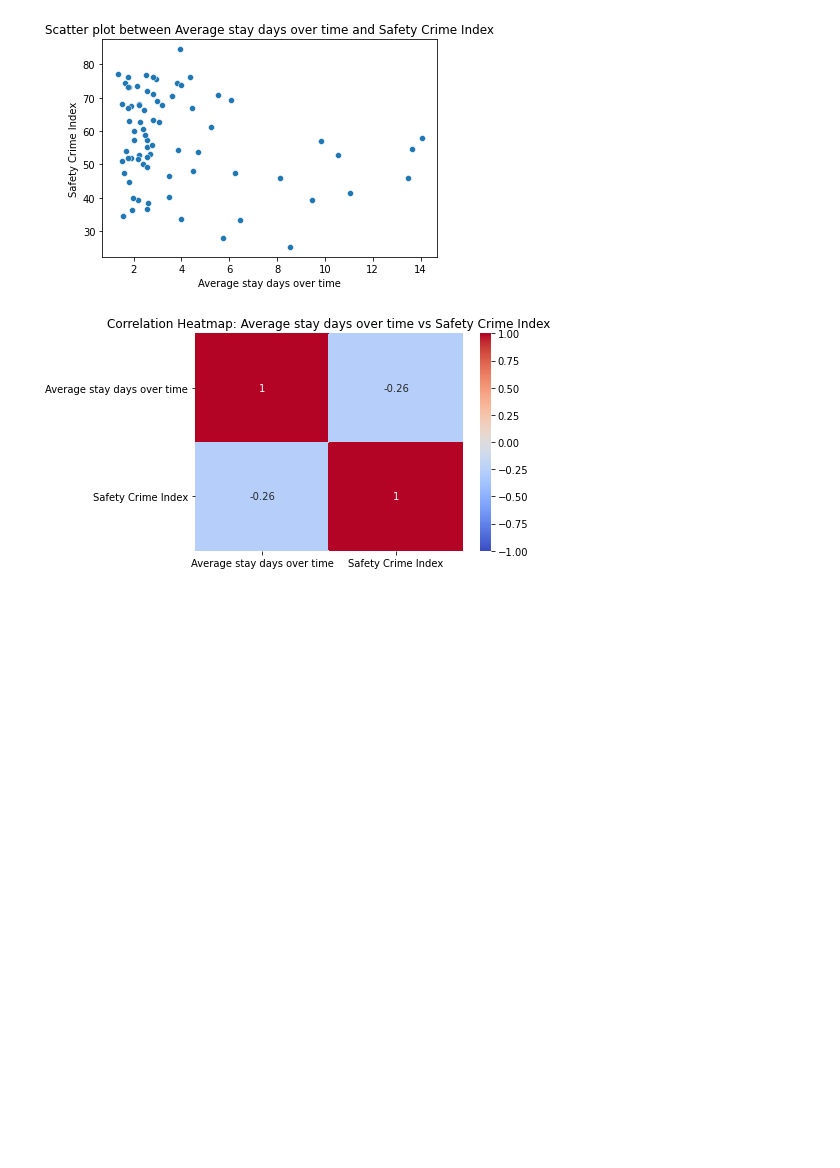
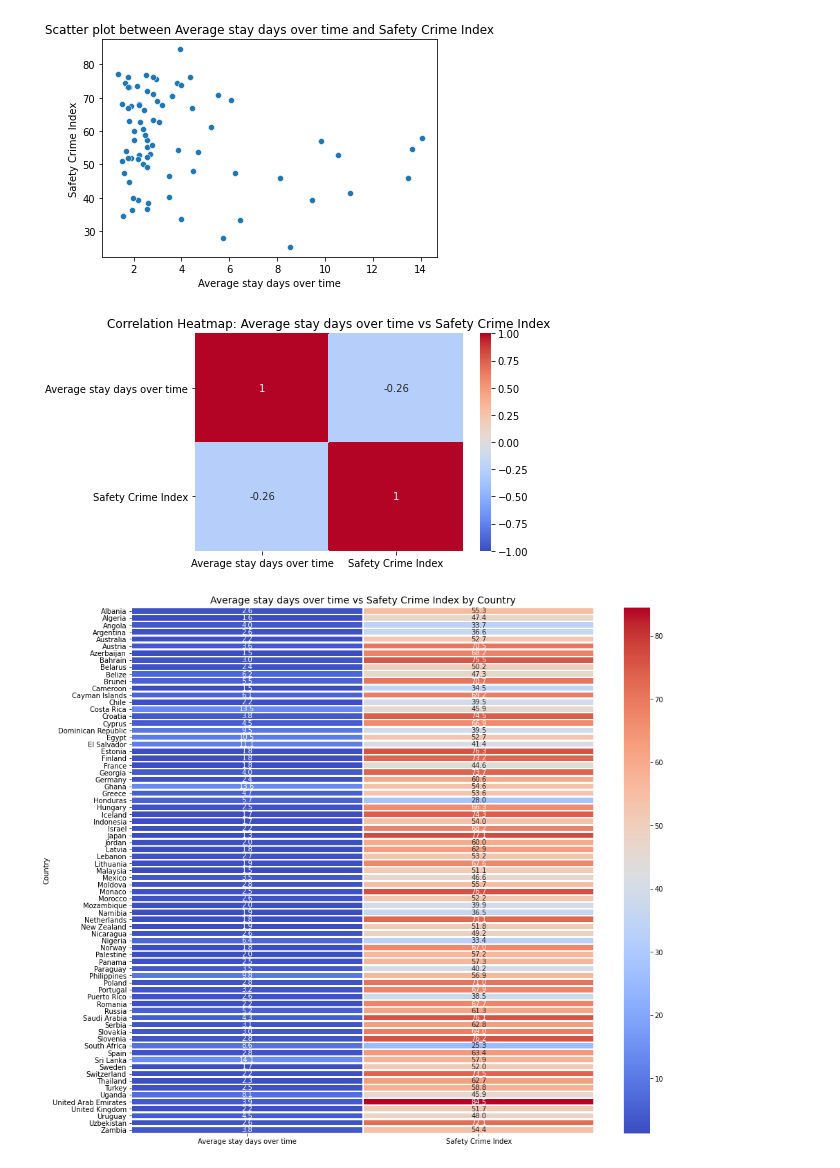
Before and after one commit to IuliaBunescu/tourism_clustering_project, a Jupyter notebook: EDA/correlation-safety-index-average-stay-Irina.ipynb, the cells around one changed output. Saved outputs shown, nothing was run; the diff lists cells and outputs as text; code cells hidden in the pictures; blank space fills up the shorter version.

Commit message:
Add a heatmap for the two columns for every country

```diff
--- a/EDA/correlation-safety-index-average-stay-Irina.ipynb
+++ b/EDA/correlation-safety-index-average-stay-Irina.ipynb
@@ -5,7 +5,7 @@ import pandas as pd
 import seaborn as sns
 import matplotlib.pyplot as plt
 # %%
-df = pd.read_csv("../Data/final_dataset.csv")
+df = pd.read_csv("Data/final_dataset.csv")
 df
 df.rename(columns={
     'Safety Index_crime_index': 'Safety Crime Index',
@@ -51,3 +51,22 @@ plt.title('Correlation Heatmap: Average stay days over time vs Safety Crime Inde
 plt.show()
 # %% [output]
 [figure]
+# %%
+heatmap_data = df[['Country', 'Average stay days over time', 'Safety Crime Index']].dropna()
+
+
+heatmap_data.set_index('Country', inplace=True)
+
+plt.figure(figsize=(15, 14))
+sns.heatmap(
+    heatmap_data,
+    cmap="coolwarm",
+    annot=True,
+    fmt=".1f",
+    linewidths=1.5
+)
+
+plt.title("Average stay days over time vs Safety Crime Index by Country", fontsize=14)
+plt.show()
+# %% [output]
+[figure, added]
```
